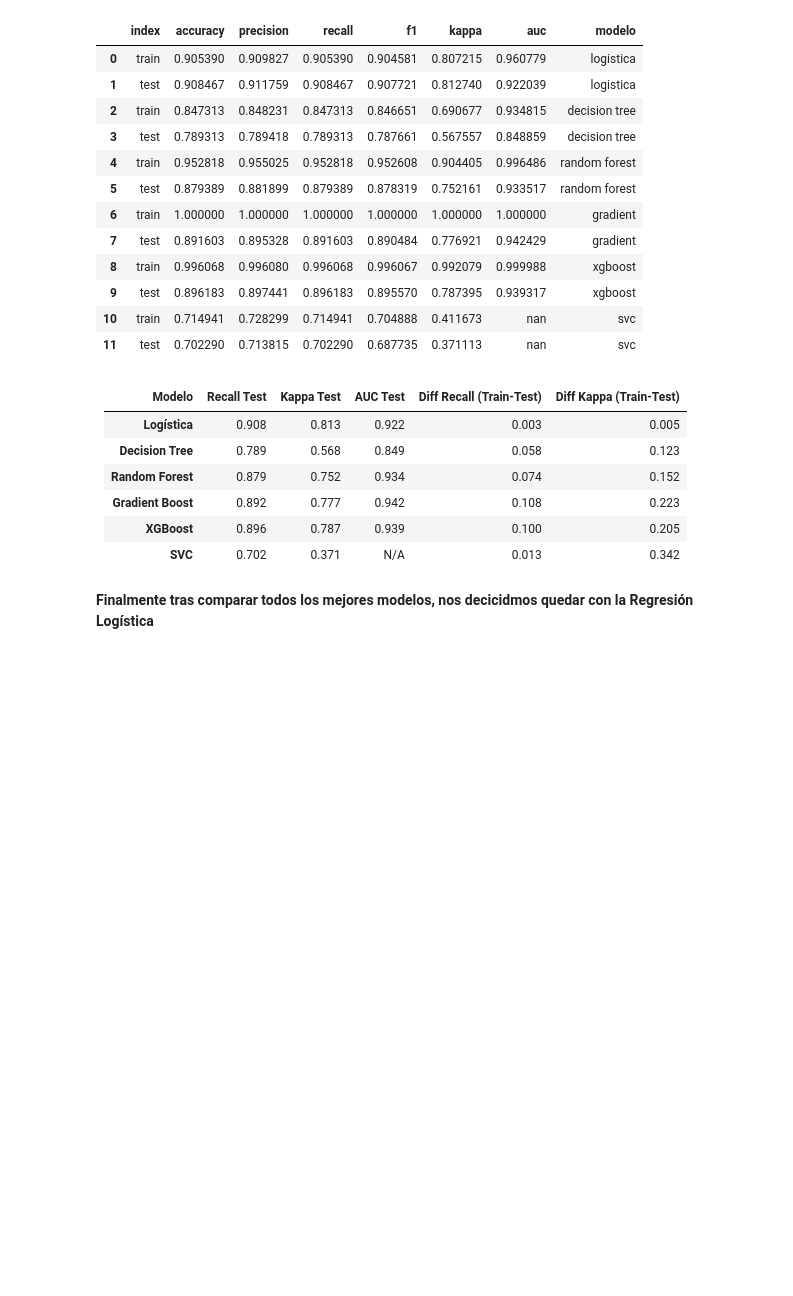
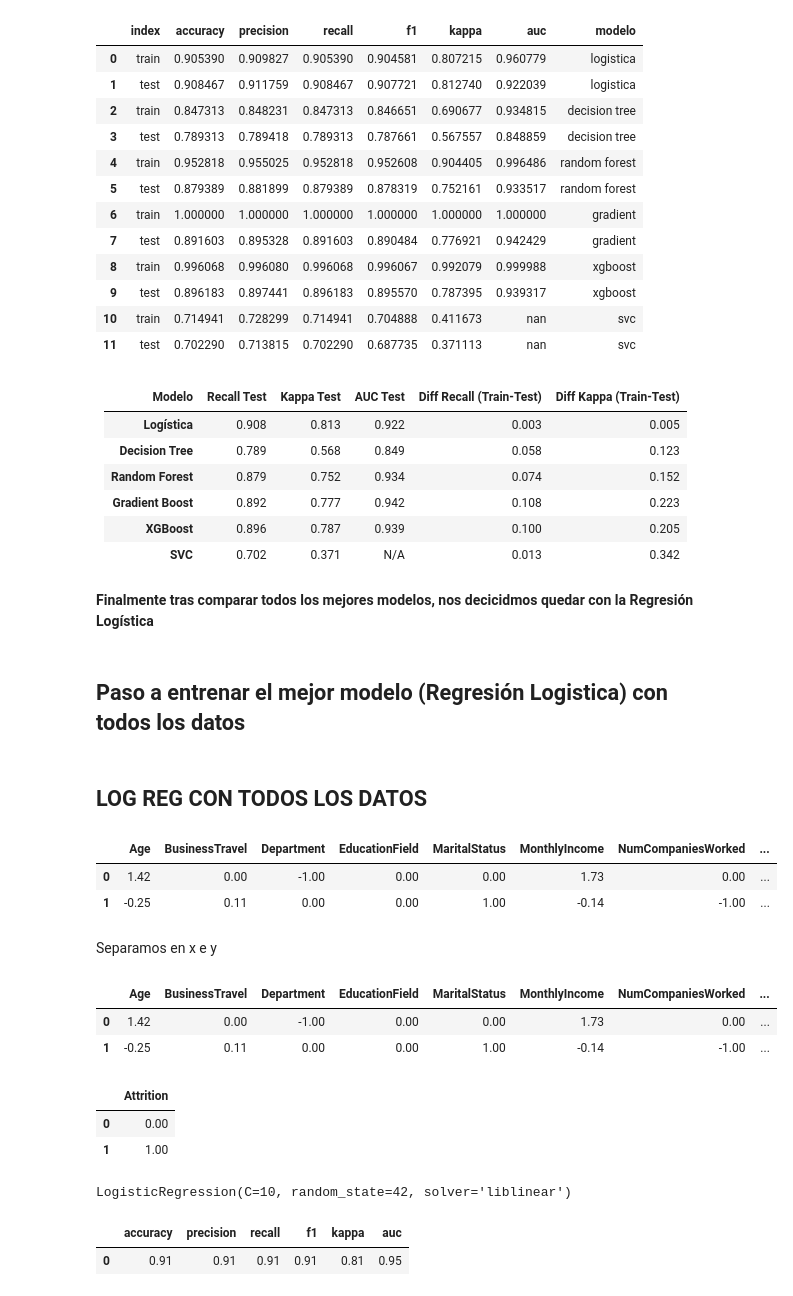
Before and after one commit to jgilsu11/Proyecto8-, a Jupyter notebook: Modelos/Modelo 3/resumen_modelos3.ipynb, the cells around one changed output. Saved outputs shown, nothing was run; the diff lists cells and outputs as text; code cells hidden in the pictures; blank space fills up the shorter version.

```diff
--- a/Modelos/Modelo 3/resumen_modelos3.ipynb
+++ b/Modelos/Modelo 3/resumen_modelos3.ipynb
@@ -269,3 +267,15 @@ df_colores
 | **SVC**           | 0.702       | 0.371      | N/A      | 0.013                    | 0.342                  |
 # %% [markdown]
 **Finalmente tras comparar todos los mejores modelos, nos decicidmos quedar con la Regresión Logística**
+# %% [markdown]
+## Paso a entrenar el mejor modelo (Regresión Logistica) con todos los datos
+# %% [markdown]
+## LOG REG CON TODOS LOS DATOS
+# %%
+df_preprocesado.head(2)
+# %% [output]
+|  | Age | BusinessTravel | Department | EducationField | MaritalStatus | MonthlyIncome | NumCompaniesWorked | ... |
+| 0 | 1.42 | 0.00 | -1.00 | 0.00 | 0.00 | 1.73 | 0.00 | ... |
+| 1 | -0.25 | 0.11 | 0.00 | 0.00 | 1.00 | -0.14 | -1.00 | ... |
+# %% [markdown]
+Separamos en x e y
@@ -271,0 +285,32 @@ df_colores
+# %%
+x.head(2)
+# %% [output]
+|  | Age | BusinessTravel | Department | EducationField | MaritalStatus | MonthlyIncome | NumCompaniesWorked | ... |
+| 0 | 1.42 | 0.00 | -1.00 | 0.00 | 0.00 | 1.73 | 0.00 | ... |
+| 1 | -0.25 | 0.11 | 0.00 | 0.00 | 1.00 | -0.14 | -1.00 | ... |
+# %%
+y.head(2)
+# %% [output]
+|  | Attrition |
+| 0 | 0.00 |
+| 1 | 1.00 |
+# %%
+
+params_logistic = {
+    'penalty': ['l1', 'l2', 'elasticnet','none'],
+    'C': [0.01, 0.1, 1, 10, 100],
+    'solver': ['liblinear', 'saga'],
+    'max_iter': [100, 200, 500]}
+
+modelo_logi= LogisticRegression(random_state=42)
+grid_search_logistica = GridSearchCV(estimator=modelo_logi,
+                                param_grid=params_logistic,
+                                cv=5,
+                                scoring='recall',
+                                n_jobs=-1)
+
+grid_search_logistica.fit(x,y)
+modelo_final= grid_search_logistica.best_estimator_
+modelo_final
+# %% [output]
+LogisticRegression(C=10, random_state=42, solver='liblinear')
@@ -271,0 +320,16 @@ df_colores
+# %%
+
+metricas_final = {
+    "accuracy": accuracy_score(y, y_pred),
+    "precision": precision_score(y, y_pred, average='weighted', zero_division=0),
+    "recall": recall_score(y, y_pred, average='weighted', zero_division=0),
+    "f1": f1_score(y, y_pred, average='weighted', zero_division=0),
+    "kappa": cohen_kappa_score(y, y_pred),
+    "auc": roc_auc_score(y, y_pred_prob)
+}
+
+metricas=pd.DataFrame([metricas_final])
+metricas
+# %% [output]
+|  | accuracy | precision | recall | f1 | kappa | auc |
+| 0 | 0.91 | 0.91 | 0.91 | 0.91 | 0.81 | 0.95 |
```
Also changed, not shown: parts of 5 cells of this notebook, 3 other files.
